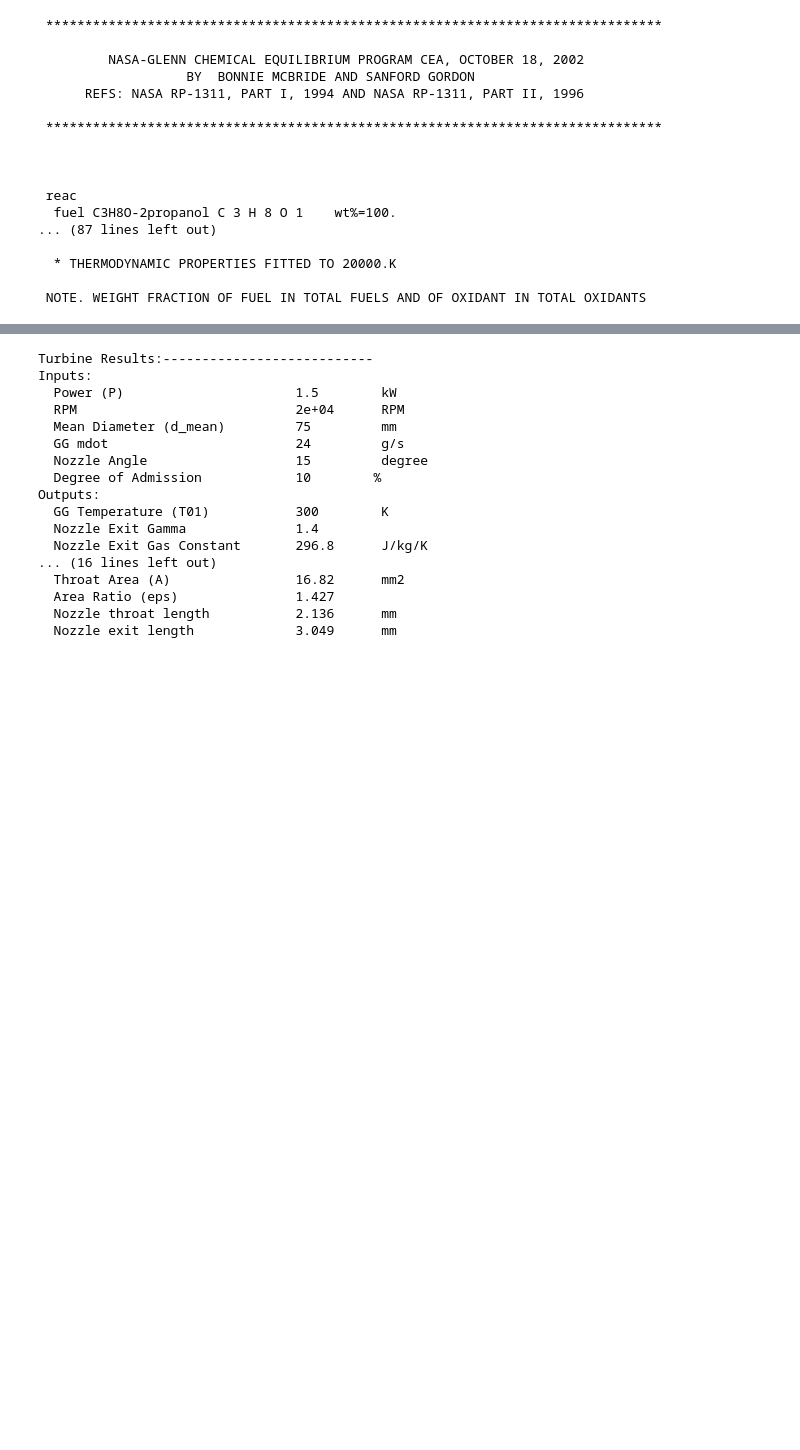
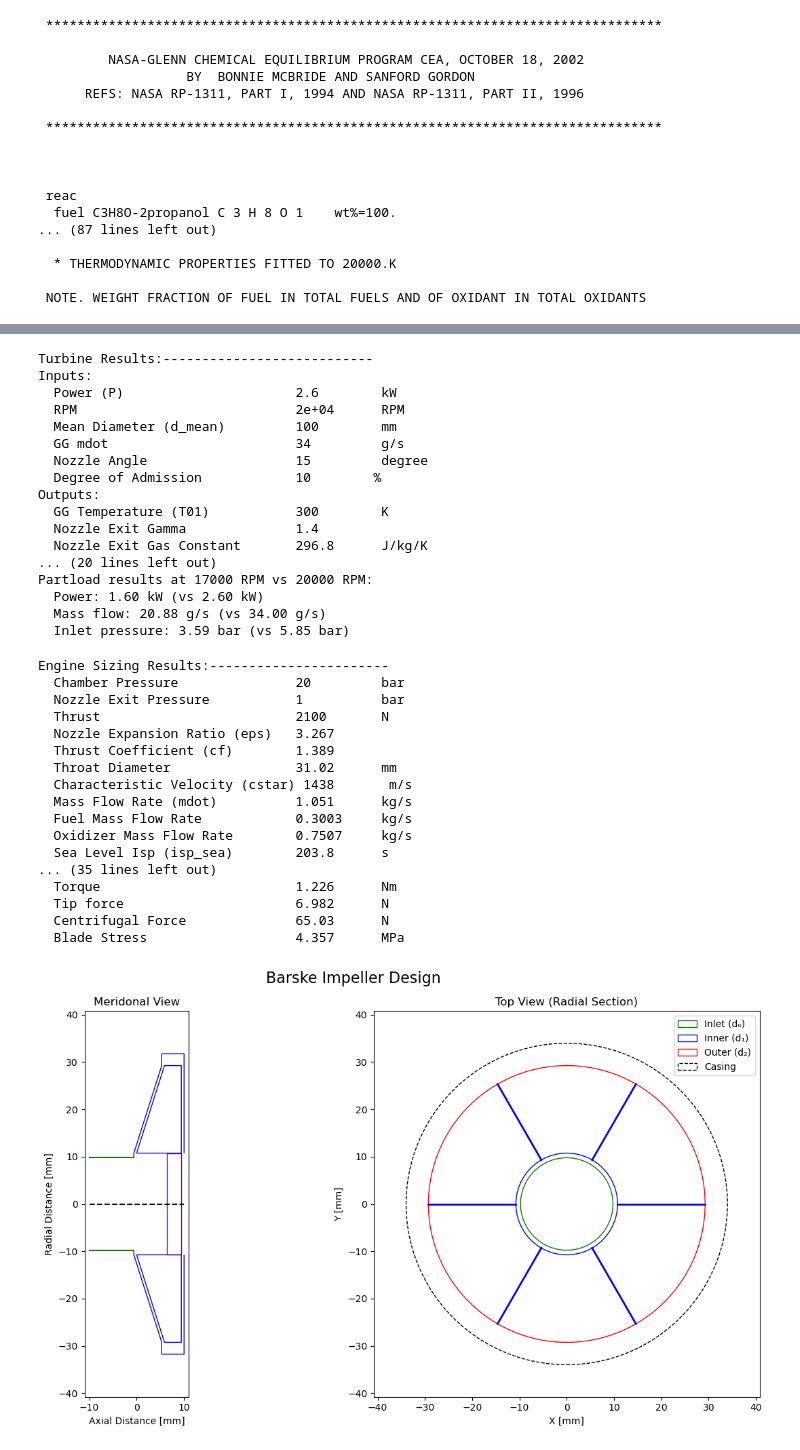
Before and after one commit to LpHiX/FYPTurbine, a Jupyter notebook: turbinesizer.ipynb, the cells around one changed output, grey strips where cells are left out. Drawn from its saved outputs; the diff is of its cells as text; code cells hidden in the pictures; blank space fills up the shorter version.

```diff
--- a/turbinesizer.ipynb
+++ b/turbinesizer.ipynb
@@ -1008,9 +1018,9 @@ plt.show()
 # %%
 stage = Turbine(
-    P=1500,       # W
+    P=2600,       # W
     RPM=20000,
-    d_mean_mm=75, # mm
-    mdot=0.024,     # kg/s
+    d_mean_mm=100, # mm
+    mdot=0.034,     # kg/s
     beta_deg=15,   # degrees
     doa=0.1,       # degree of admission
     p_e=1.1e5,
@@ -1022,21 +1032,79 @@ stage.from_inert_gas(
     nozzles=2
 )
 stage.pretty_print()
+stage.partload_rpm(17000)
 # %% [output]
 Turbine Results:---------------------------
 Inputs:
-  Power (P)                      1.5        kW
+  Power (P)                      2.6        kW
   RPM                            2e+04      RPM
-  Mean Diameter (d_mean)         75         mm
-  GG mdot                        24         g/s
+  Mean Diameter (d_mean)         100        mm
+  GG mdot                        34         g/s
   Nozzle Angle                   15         degree
   Degree of Admission            10        %
 Outputs:
   GG Temperature (T01)           300        K
   Nozzle Exit Gamma              1.4
   Nozzle Exit Gas Constant       296.8      J/kg/K
-... (16 lines left out)
-  Throat Area (A)                16.82      mm2
-  Area Ratio (eps)               1.427
-  Nozzle throat length           2.136      mm
-  Nozzle exit length             3.049      mm
+... (20 lines left out)
+Partload results at 17000 RPM vs 20000 RPM:
+  Power: 1.60 kW (vs 2.60 kW)
+  Mass flow: 20.88 g/s (vs 34.00 g/s)
+  Inlet pressure: 3.59 bar (vs 5.85 bar)
+# %%
+def main():
+    thrust = 2100
+    engine = Engine(ox='N2O', fuel='Isopropanol')
+    eps, cf, at, cstar, mdot, isp_sea = engine.size(OF=2.5, pc=20, pe=1, thrust=thrust)
+    throat_diameter = np.sqrt(at / (np.pi/4))
+    fuel_mdot = mdot / (1 + 2.5)
+    oxidizer_mdot = mdot - fuel_mdot
+    print(f"Engine Sizing Results:-----------------------")
+    print(f"  {'Chamber Pressure':<30} {20:<10.4g} bar")
+    print(f"  {'Nozzle Exit Pressure':<30} {1:<10.4g} bar")
+    print(f"  {'Thrust':<30} {thrust:<10.4g} N")
+    print(f"  {'Nozzle Expansion Ratio (eps)':<30} {eps:<10.4g}")
+    print(f"  {'Thrust Coefficient (cf)':<30} {cf:<10.4g}")
+    print(f"  {'Throat Diameter':<30} {throat_diameter*1000:<10.4g} mm")
+    print(f"  {'Characteristic Velocity (cstar)':<30} {cstar:<10.4g} m/s")
+    print(f"  {'Mass Flow Rate (mdot)':<30} {mdot:<10.4g} kg/s")
+    print(f"  {'Fuel Mass Flow Rate':<30} {fuel_mdot:<10.4g} kg/s")
+    print(f"  {'Oxidizer Mass Flow Rate':<30} {oxidizer_mdot:<10.4g} kg/s")
+    print(f"  {'Sea Level Isp (isp_sea)':<30} {isp_sea:<10.4g} s")
+
+
+    top_bearing = Bearing(d=10.0, D=22.0, series=619, visc=1.0, C_0_kN=1.27, submerged=False)
+    bot_bearing = Bearing(d=10.0, D=22.0, series=619, visc=1.0, C_0_kN=1.27, submerged=True)
+    seal_59U14 = MechanicalSeal(OD_mm=19.5, ID_mm=15, BD_mm=14, F_sp=100)
+
+    impeller = BarskeImpeller(
+        mdot_desired=0.3,  # kg/s
+        p_desired=20 * 1e5,    # Pa
+        rho=1000,           # kg/m3
+        visc=1.002e-6,          # Pa.s
+        RPM=20000,
+        top_bearing=top_bearing,
+        bot_bearing=bot_bearing,
+        mechanical_seal=seal_59U14)
+    impeller.pretty_print()
+    impeller.visualize()
+main()
+# %% [output]
+Engine Sizing Results:-----------------------
+  Chamber Pressure               20         bar
+  Nozzle Exit Pressure           1          bar
+  Thrust                         2100       N
+  Nozzle Expansion Ratio (eps)   3.267
+  Thrust Coefficient (cf)        1.389
+  Throat Diameter                31.02      mm
+  Characteristic Velocity (cstar) 1438       m/s
+  Mass Flow Rate (mdot)          1.051      kg/s
+  Fuel Mass Flow Rate            0.3003     kg/s
+  Oxidizer Mass Flow Rate        0.7507     kg/s
+  Sea Level Isp (isp_sea)        203.8      s
+... (35 lines left out)
+  Torque                         1.226      Nm
+  Tip force                      6.982      N
+  Centrifugal Force              65.03      N
+  Blade Stress                   4.357      MPa
+[figure, added]
```
Also changed, not shown: parts of 5 cells of this notebook, 5 other files.
